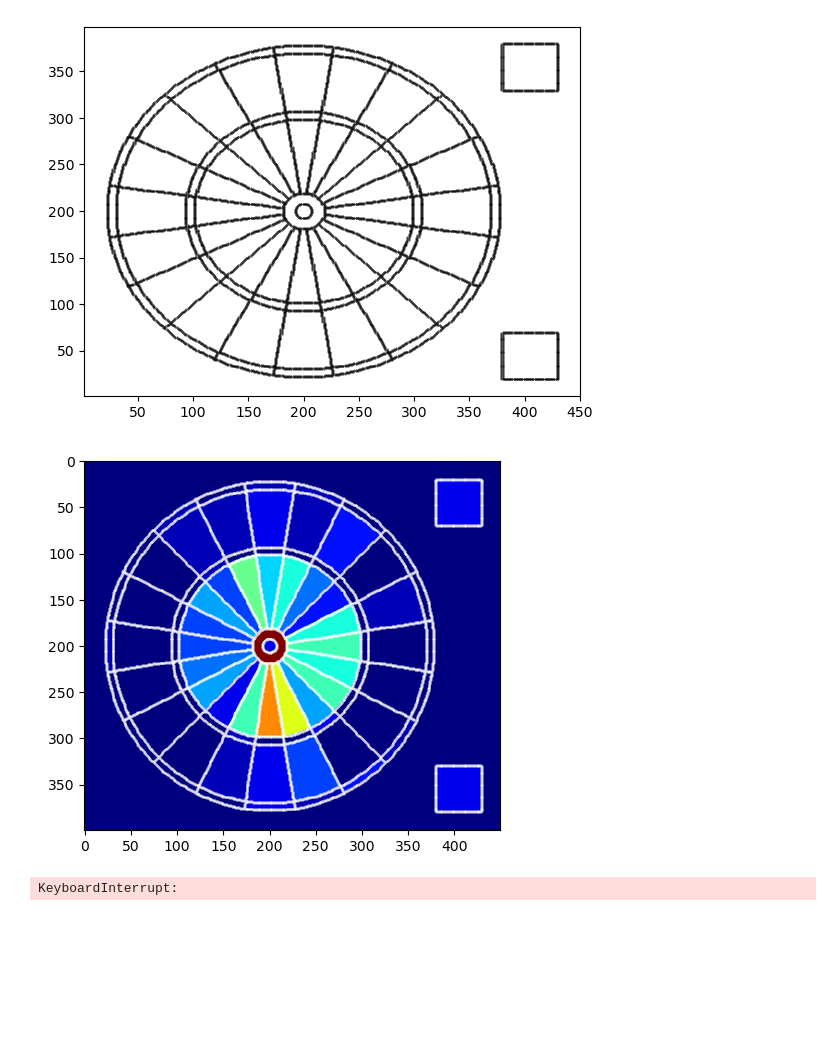
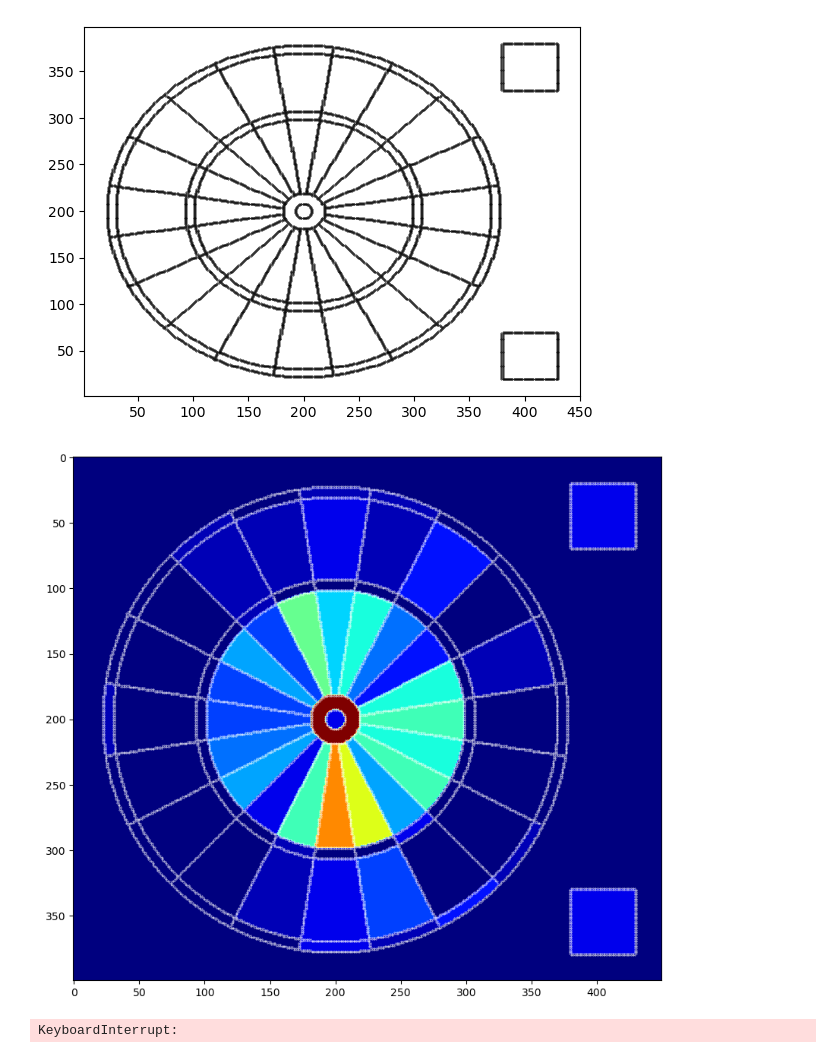
Before and after one commit to msindoni/darts_tracker, a Jupyter notebook: src/Dart_tracker_complete.ipynb, the cells around one changed output. Saved outputs shown, nothing was run; the diff lists cells and outputs as text; code cells hidden in the pictures; blank space fills up the shorter version.

```diff
--- a/src/Dart_tracker_complete.ipynb
+++ b/src/Dart_tracker_complete.ipynb
@@ -36,9 +36,8 @@ What the code below does is it creates a2D array or all zeros with the shape 400
 # %%
 #create an array to define dart board regions (bullseye, 2x, 3x, etc..)
 #0=outside_board, 0.2=x2, 0.8=outside ring, 0.3=x3, 0.1=inside ring, 0.25=outer bullseyering, 0.5=bullseye, 0.99 = bouncs, 0.7 = out of bounds
-# score_position_array = generate_position_array()
-# plt.imshow(score_position_array, cmap = 'bone')
-fig, ax = plt.subplots(figsize=(6, 4))
-heatmap = ax.imshow(score_position_array, cmap = 'bone')
-plt.savefig('C:/Users/msind/Box Sync/code/darts/score_position_array.jpeg', dpi = 300,  bbox_inches="tight")
+plt.subplots(figsize=(10, 10))
+score_position_array = generate_position_array()
+plt.imshow(score_position_array, cmap = 'bone')
+plt.savefig('C:/Users/msind/Box Sync/code/darts/numbervaluel_array.jpeg', dpi = 300,  bbox_inches="tight")
 # %% [output]
@@ -62,18 +58,11 @@ plt.scatter(boarders_x_coords, boarders_y_coords, s = 0.1, color = 'black')
 # %%
 #creates a 3D array based oin darts thrown
 #first dimension is each individual throw
-# frequency_array = generate_frequency_array(df, score_position_array, score_number_array)
-# plt.imshow(frequency_array[200, :, :], cmap='jet')
-# plt.scatter(boarders_x_coords, boarders_y_coords, s = 0.1, color = 'white')
-# plt.savefig('C:/Users/msind/Box Sync/code/darts/heapmap_example.png', dpi = 300,  bbox_inches="tight")
-
-
-fig, ax = plt.subplots(figsize=(6, 4))
-heatmap = ax.imshow(score_number_array, cmap = 'gist_stern')
-overlap = ax.scatter(boarders_x_coords, boarders_y_coords, s = 0.1, color = 'white')
-plt.savefig('C:/Users/msind/Box Sync/code/darts/heapmap_example.png', dpi = 300,  bbox_inches="tight")
+frequency_array = generate_frequency_array(df, score_position_array, score_number_array)
+plt.imshow(frequency_array[200, :, :], cmap='jet')
+plt.scatter(boarders_x_coords, boarders_y_coords, s = 0.1, color = 'white')
 # %% [output]
-[figure, old version]
+[figure, new version]
 # %%
 #save frequency array as individual images
 directory = 'C:/Users/msind/OneDrive/Desktop/dummy_directory/'
```
Also changed, not shown: parts of 2 cells of this notebook, 7 other files.
